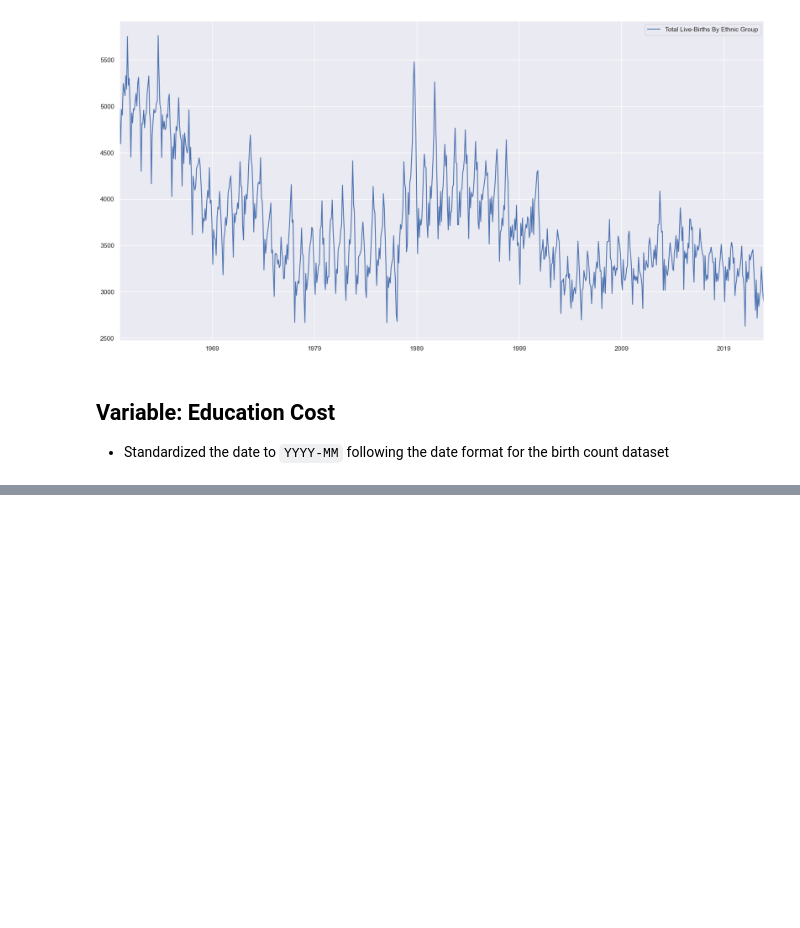
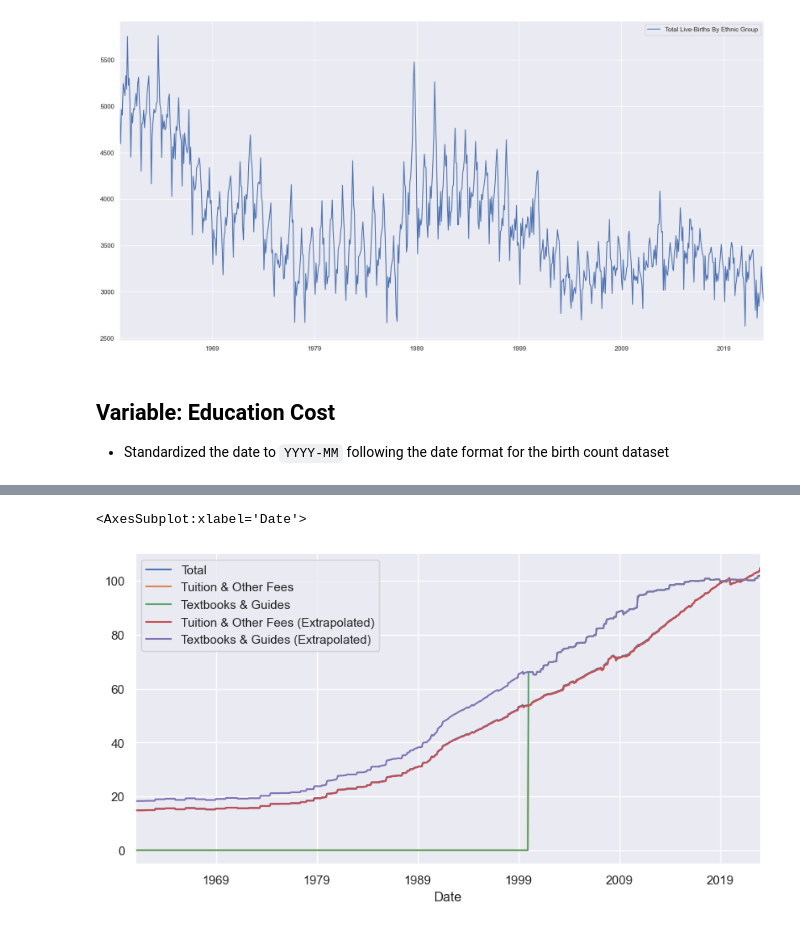
Before and after one commit to SleepHan/SC1015-Mini-Project, a Jupyter notebook: Education Cost Analysis.ipynb, the cells around one changed output, grey strips where cells are left out. Drawn from its saved outputs; the diff is of its cells as text; code cells hidden in the pictures; blank space fills up the shorter version.

```diff
--- a/Education Cost Analysis.ipynb
+++ b/Education Cost Analysis.ipynb
@@ -98,3 +103,10 @@ memory usage: 23.3 KB
+# %%
+eduMerge = pd.concat([edu['Total'], edu['Tuition & Other Fees'], edu['Textbooks & Guides'], edu['Tuition & Other Fees (Extrapolated)'], edu['Textbooks & Guides (Extrapolated)']], axis=1, join='inner')
+eduMerge = eduMerge.loc[:,~eduMerge.columns.duplicated(keep='first')]
+eduMerge.plot(figsize=(10, 5))
+# %% [output]
+<AxesSubplot:xlabel='Date'>
+[figure, added]
 # %%
 eduBaby = pd.DataFrame(birthData['Total Live-Births By Ethnic Group'])
 eduBaby['Next Month Birth'] = eduBaby['Total Live-Births By Ethnic Group'].shift(-1)
```
Also changed, not shown: parts of 20 cells of this notebook, 1 other file.
